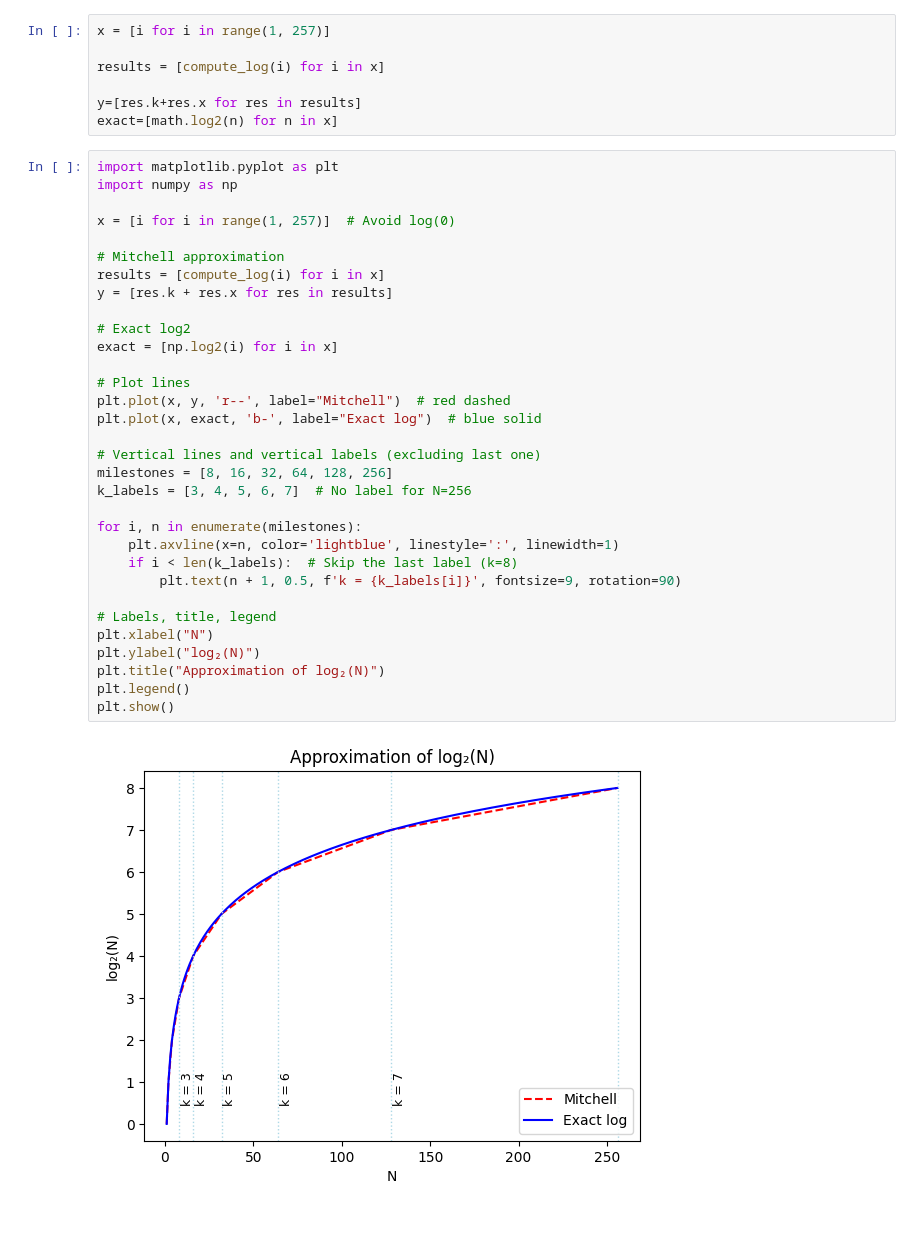
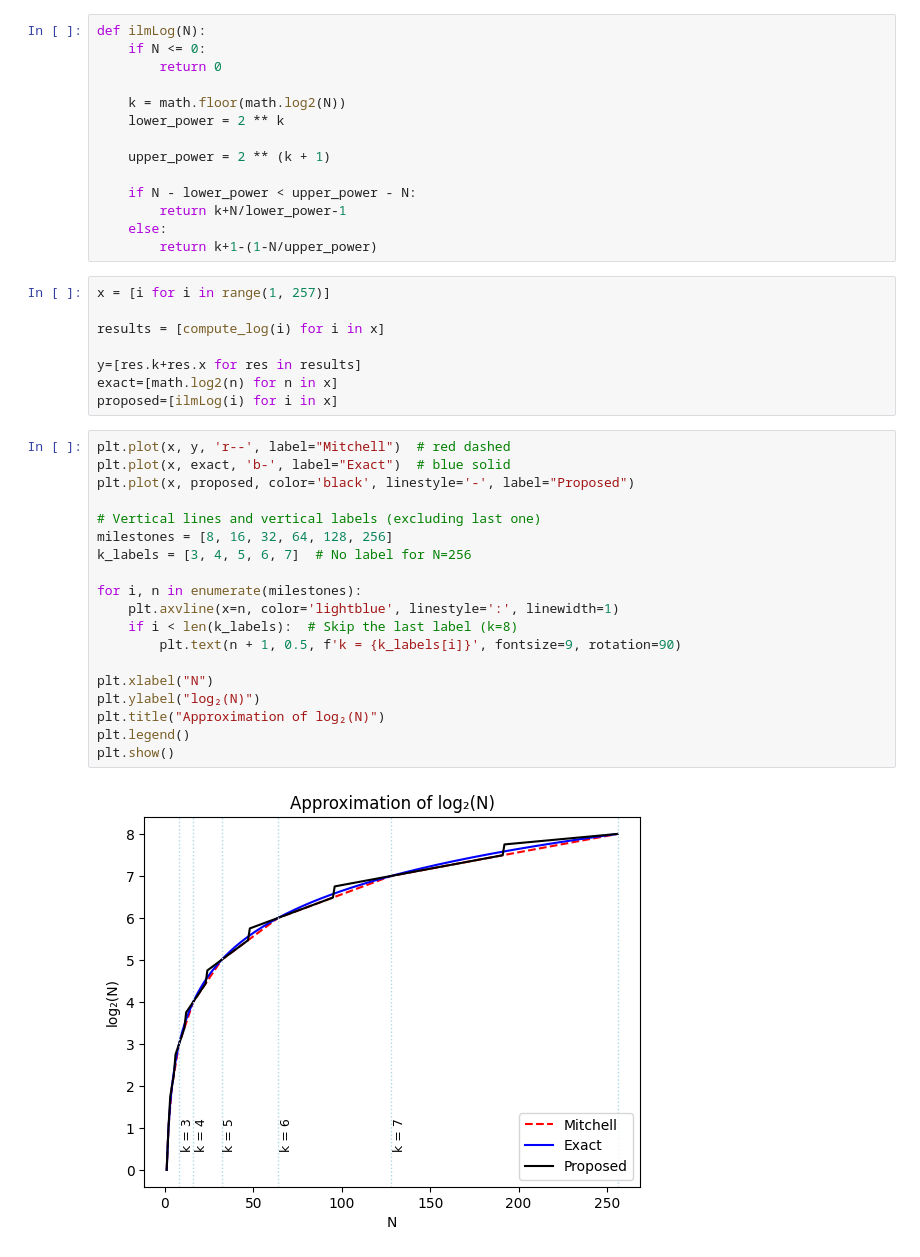
Before and after one commit to Sreyas-J/ApproxLogMultipliers, a Jupyter notebook: lgPlot.ipynb, the cells around one changed output. Saved outputs shown, nothing was run; the diff lists cells and outputs as text; blank space fills up the shorter version.

Commit message:
logPlot done

```diff
--- a/lgPlot.ipynb
+++ b/lgPlot.ipynb
@@ -5,3 +6,17 @@ import math
+# %%
+def ilmLog(N):
+    if N <= 0:
+        return 0
+
+    k = math.floor(math.log2(N))
+    lower_power = 2 ** k
+
+    upper_power = 2 ** (k + 1)
+
+    if N - lower_power < upper_power - N:
+        return k+N/lower_power-1
+    else:
+        return k+1-(1-N/upper_power)
 # %%
 x = [i for i in range(1, 257)]
 
@@ -9,37 +24,25 @@ results = [compute_log(i) for i in x]
 
 y=[res.k+res.x for res in results]
 exact=[math.log2(n) for n in x]
+proposed=[ilmLog(i) for i in x]
 # %%
-import matplotlib.pyplot as plt
-import numpy as np
-
-x = [i for i in range(1, 257)]  # Avoid log(0)
-
-# Mitchell approximation
-results = [compute_log(i) for i in x]
-y = [res.k + res.x for res in results]
-
-# Exact log2
-exact = [np.log2(i) for i in x]
-
-# Plot lines
 plt.plot(x, y, 'r--', label="Mitchell")  # red dashed
-plt.plot(x, exact, 'b-', label="Exact log")  # blue solid
+plt.plot(x, exact, 'b-', label="Exact")  # blue solid
+plt.plot(x, proposed, color='black', linestyle='-', label="Proposed")
 
 # Vertical lines and vertical labels (excluding last one)
 milestones = [8, 16, 32, 64, 128, 256]
 k_labels = [3, 4, 5, 6, 7]  # No label for N=256
 
 for i, n in enumerate(milestones):
     plt.axvline(x=n, color='lightblue', linestyle=':', linewidth=1)
     if i < len(k_labels):  # Skip the last label (k=8)
         plt.text(n + 1, 0.5, f'k = {k_labels[i]}', fontsize=9, rotation=90)
 
-# Labels, title, legend
 plt.xlabel("N")
 plt.ylabel("log₂(N)")
 plt.title("Approximation of log₂(N)")
 plt.legend()
 plt.show()
 # %% [output]
-[figure, old version]
+[figure, new version]
```
Also changed, not shown: parts of 2 cells of this notebook, 2 other files.
